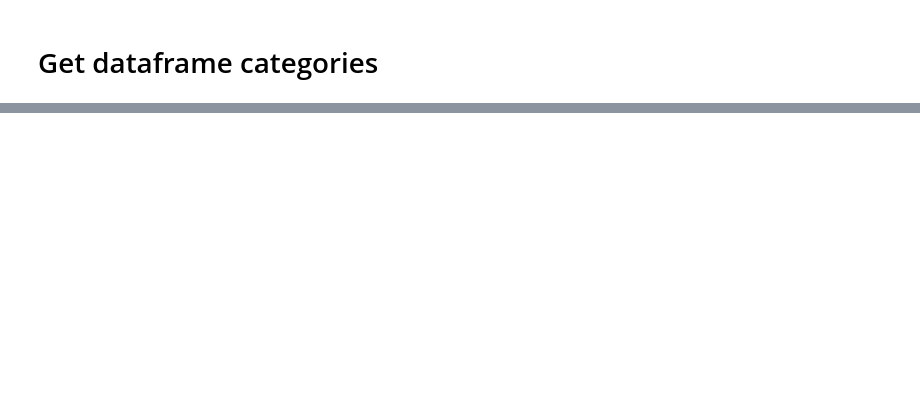
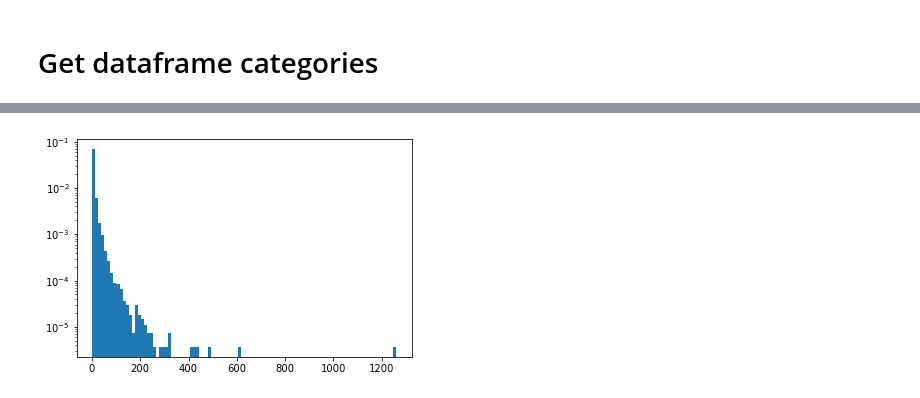
Before and after one commit to epfl-ada/ada-2020-project-milestone-p3-p3_kergagnant, a Jupyter notebook: P4_partA_Analysis_Paul.ipynb, the cells around one changed output, grey strips where cells are left out. Saved outputs shown, nothing was run; the diff lists cells and outputs as text; code cells hidden in the pictures; blank space fills up the shorter version.

```diff
--- a/P4_partA_Analysis_Paul.ipynb
+++ b/P4_partA_Analysis_Paul.ipynb
@@ -348,0 +368,5 @@ df_business
+# %%
+contorlData, controlBins, _ = plt.hist(control, density= True, log=True, bins=100)
+controlBinsCentered = (controlBins[:-1] + controlBins[1:])/2
+# %% [output]
+[figure, added]
```
Also changed, not shown: parts of 56 cells of this notebook.
